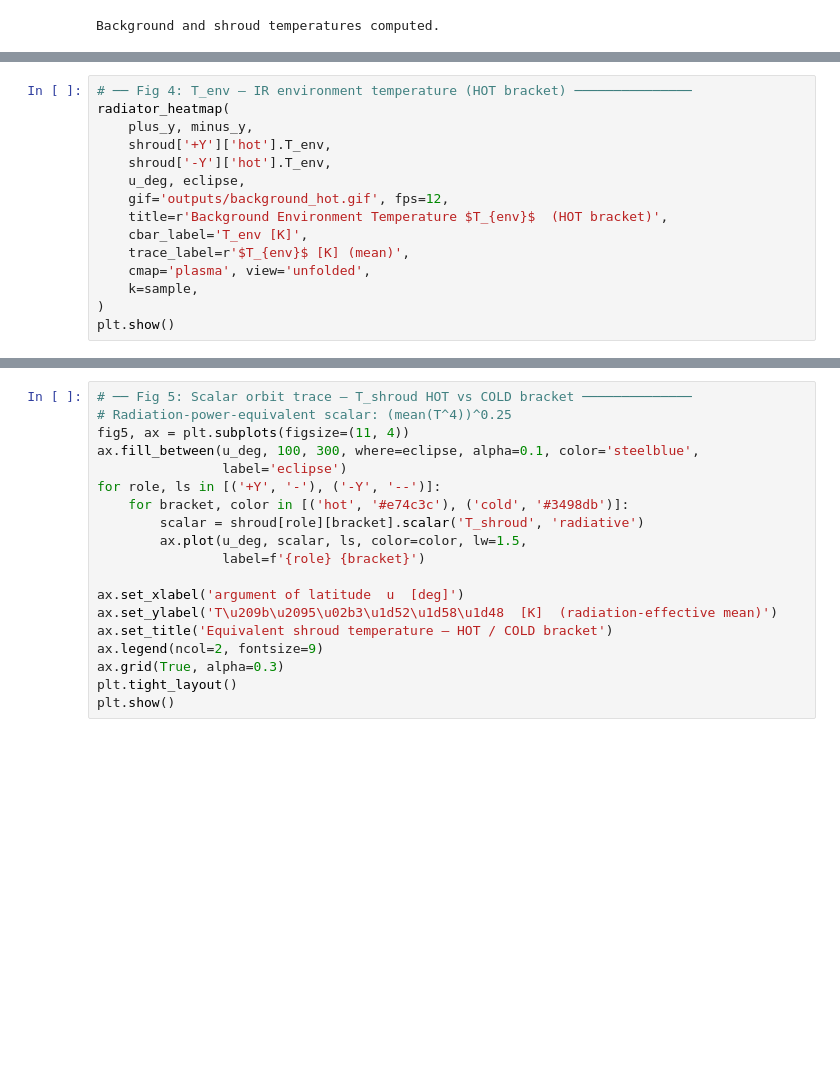
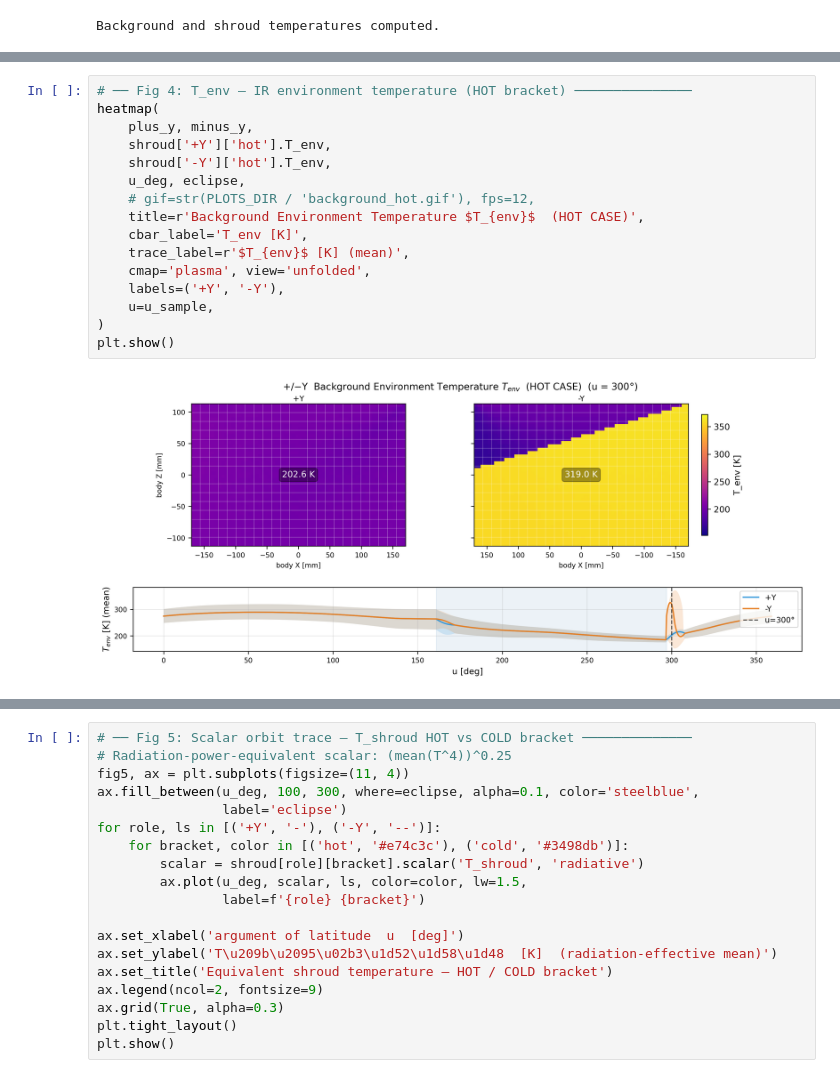
Before and after one commit to phi-a/GeometryPropagator, a Jupyter notebook: run_background.ipynb, the cells around one changed output, grey strips where cells are left out. Drawn from its saved outputs; the diff is of its cells as text; blank space fills up the shorter version.

```diff
--- a/run_background.ipynb
+++ b/run_background.ipynb
@@ -137,15 +144,18 @@ plt.show()
 # %%
 # ── Fig 4: T_env — IR environment temperature (HOT bracket) ───────────────
-radiator_heatmap(
+heatmap(
     plus_y, minus_y,
     shroud['+Y']['hot'].T_env,
     shroud['-Y']['hot'].T_env,
     u_deg, eclipse,
-    gif='outputs/background_hot.gif', fps=12,
-    title=r'Background Environment Temperature $T_{env}$  (HOT bracket)',
+    # gif=str(PLOTS_DIR / 'background_hot.gif'), fps=12,
+    title=r'Background Environment Temperature $T_{env}$  (HOT CASE)',
     cbar_label='T_env [K]',
     trace_label=r'$T_{env}$ [K] (mean)',
     cmap='plasma', view='unfolded',
-    k=sample,
+    labels=('+Y', '-Y'),
+    u=u_sample,
 )
 plt.show()
+# %% [output]
+[figure, added]
```
Also changed, not shown: parts of 8 cells of this notebook, 6 other files.
